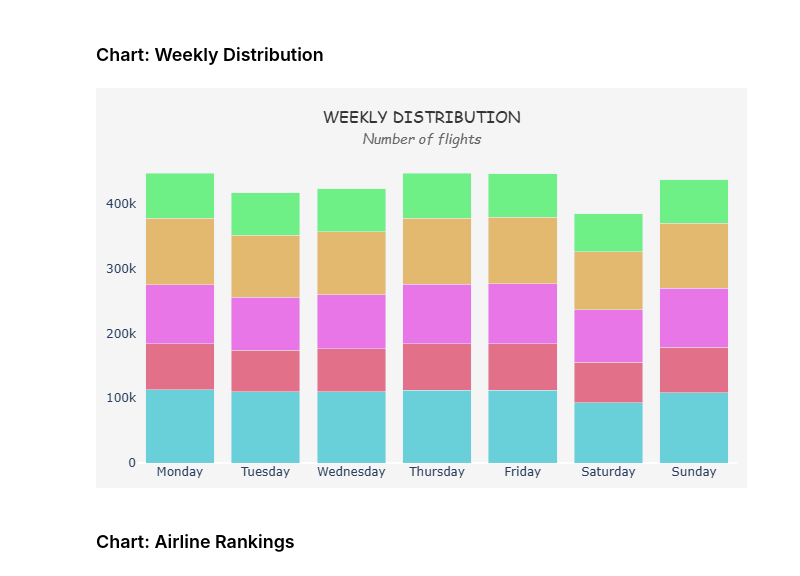
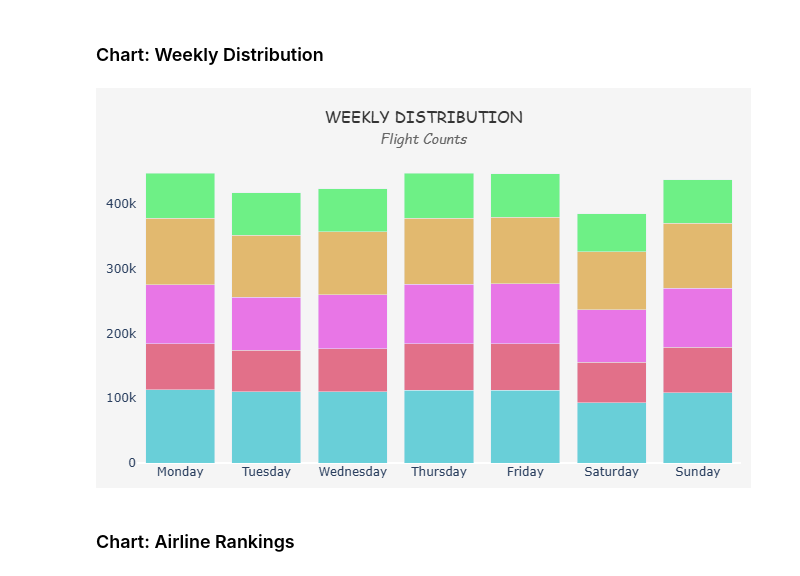
Before and after one commit to nguyenminhthuy/flights-analytics, a Jupyter notebook: py/notebooks/flights-eda.ipynb, the cells around one changed output. Saved outputs shown, nothing was run; the diff lists cells and outputs as text; code cells hidden in the pictures.

```diff
--- a/py/notebooks/flights-eda.ipynb
+++ b/py/notebooks/flights-eda.ipynb
@@ -275,39 +293,39 @@ df_dow = (
     )
     .sort(["YEAR", "DAY_OF_WEEK"])
 )
 
 year_colors = {
     "2019": "#47c6d1",
     "2020": "#de506f",
     "2021": "#e657e3",
     "2022": "#deab4e",
     "2023": "#4df06b",
 }
-fig = px.bar(df_dow,
+fig_1 = px.bar(df_dow,
             x='DAY', y='n_flights',
             color='YEAR', color_discrete_map = year_colors,
             height=400,
             color_discrete_sequence = px.colors.qualitative.Pastel)
-fig.update_layout(barmode="stack", showlegend = False,
+fig_1.update_layout(barmode="stack", showlegend = False,
                   xaxis_title = None, yaxis_title = None,
                   yaxis=dict(showgrid=False),
                   title=dict(
                     text=(
                         "WEEKLY DISTRIBUTION"
-                        "<br><span style='font-size:14px;color:#666;font-style:italic'>Number of flights</span>"
+                        "<br><span style='font-size:14px;color:#666;font-style:italic'>Flight Counts</span>"
                     ),
                     x=0.5,
                     xanchor="center"
                   ),
                   margin = dict(l=10, r=10, t=70, b=10),
                   paper_bgcolor="#f5f5f5",   # nền toàn figure (kể cả title)
                   plot_bgcolor="#f5f5f5",    # nền vùng bar chart
                   title_font=dict(size=16, color="#333", family="Comic Sans MS")
 )
-fig.update_traces(opacity = 0.8)
-fig.show()
+fig_1.update_traces(opacity = 0.8)
+fig_1.show()
 # %% [output]
-[figure, old version]
+[figure, new version]
 # %% [markdown]
 ### Chart: Airline Rankings
 # %%
```
Also changed, not shown: parts of 21 cells of this notebook.
